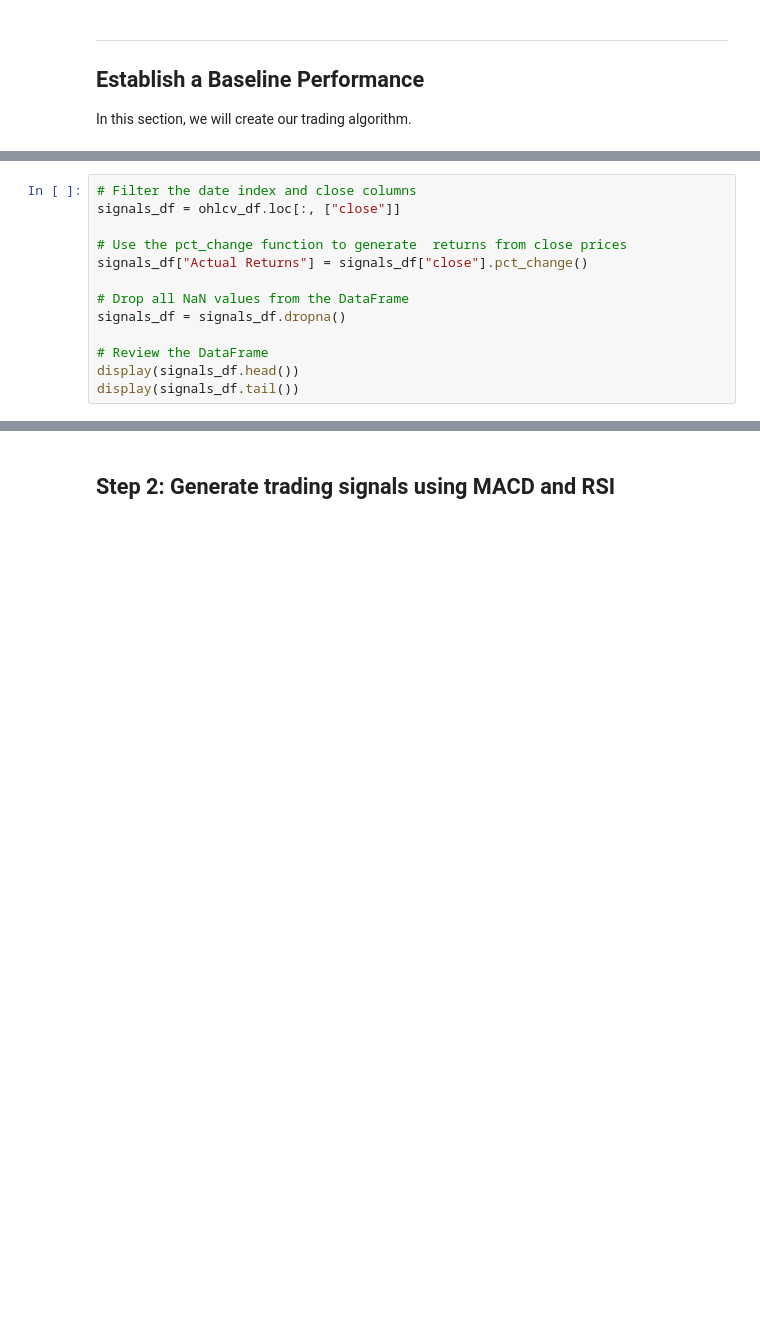
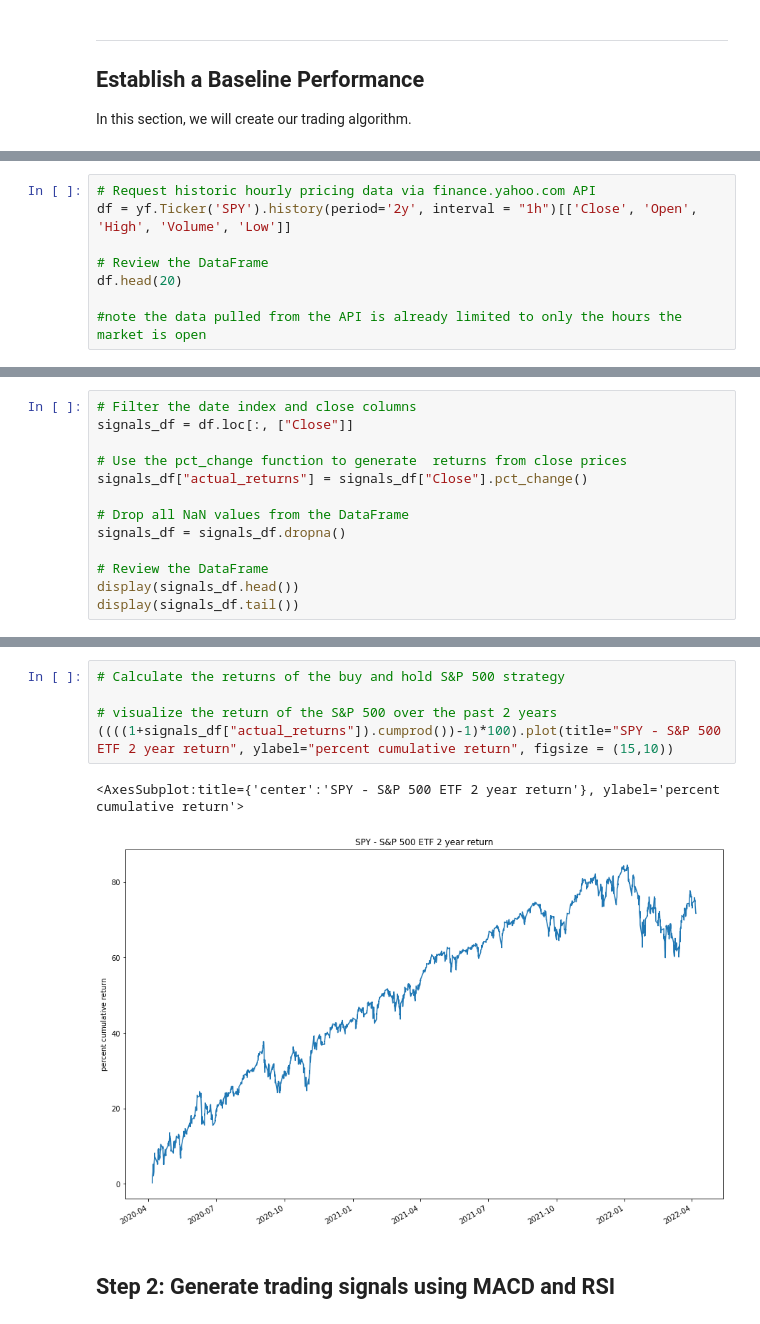
Before and after one commit to Kgross2/Group2_Project2, a Jupyter notebook: easy_street_trading_algoritm.ipynb, the cells around one changed output, grey strips where cells are left out. Drawn from its saved outputs; the diff is of its cells as text; blank space fills up the shorter version.

Commit message:
created the API pull from yahoo finance, and created the MACD trading signal.

```diff
--- a/easy_street_trading_algoritm.ipynb
+++ b/easy_street_trading_algoritm.ipynb
@@ -84,0 +75,8 @@ ohlcv_df.head()
+# %%
+# Request historic hourly pricing data via finance.yahoo.com API
+df = yf.Ticker('SPY').history(period='2y', interval = "1h")[['Close', 'Open', 'High', 'Volume', 'Low']]
+
+# Review the DataFrame
+df.head(20)
+
+#note the data pulled from the API is already limited to only the hours the market is open
@@ -85,9 +101,9 @@ ohlcv_df.head()
 # %%
 # Filter the date index and close columns
-signals_df = ohlcv_df.loc[:, ["close"]]
+signals_df = df.loc[:, ["Close"]]
 
 # Use the pct_change function to generate  returns from close prices
-signals_df["Actual Returns"] = signals_df["close"].pct_change()
+signals_df["actual_returns"] = signals_df["Close"].pct_change()
 
 # Drop all NaN values from the DataFrame
 signals_df = signals_df.dropna()
@@ -98,2 +127,10 @@ display(signals_df.tail())
+# %%
+# Calculate the returns of the buy and hold S&P 500 strategy
+
+# visualize the return of the S&P 500 over the past 2 years
+((((1+signals_df["actual_returns"]).cumprod())-1)*100).plot(title="SPY - S&P 500 ETF 2 year return", ylabel="percent cumulative return", figsize = (15,10))
+# %% [output]
+<AxesSubplot:title={'center':'SPY - S&P 500 ETF 2 year return'}, ylabel='percent cumulative return'>
+[figure, added]
 # %% [markdown]
 ## Step 2: Generate trading signals using MACD and RSI
```
Also changed, not shown: parts of 43 cells of this notebook.
